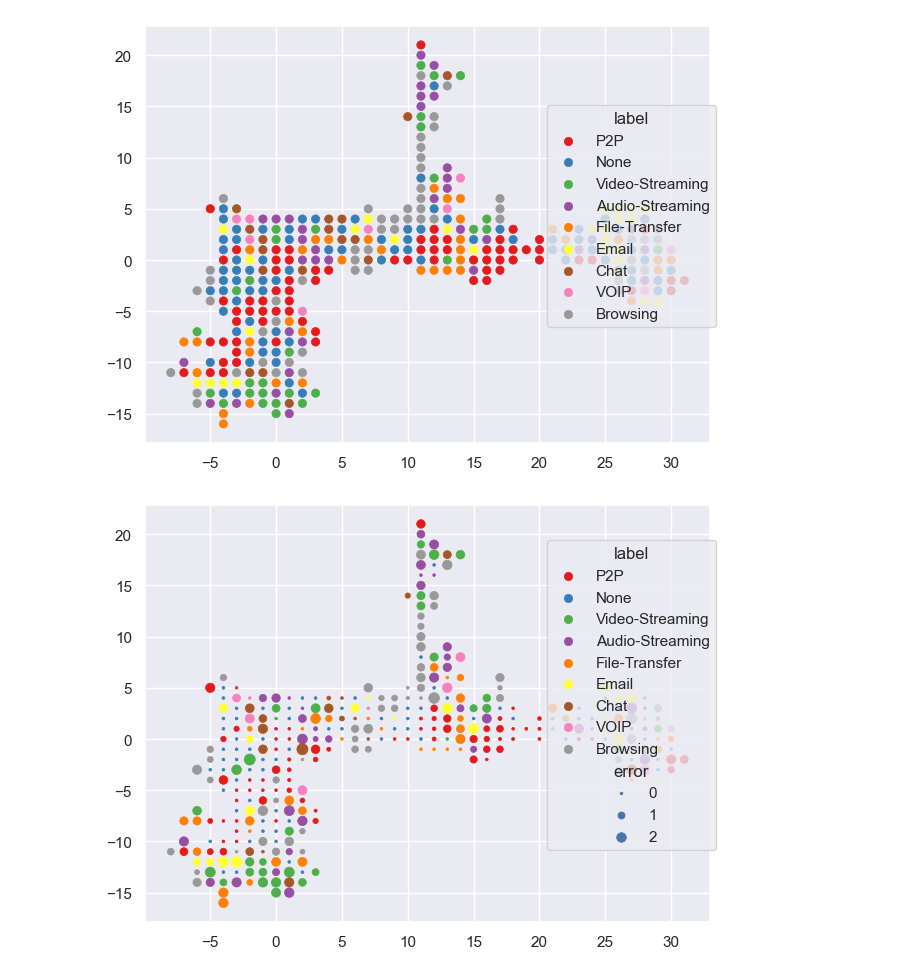
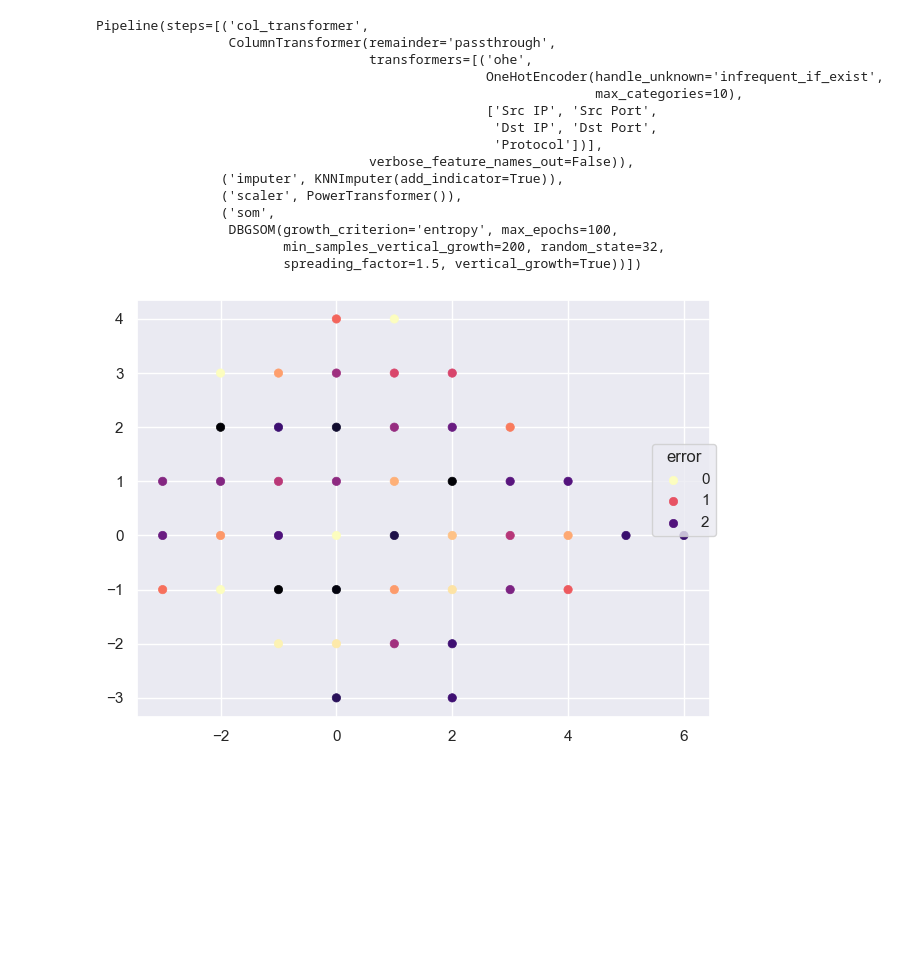
Before and after one commit to SandroMartens/DBGSOM, a Jupyter notebook: examples/darknet.ipynb, the cells around one changed output. Saved outputs shown, nothing was run; the diff lists cells and outputs as text; code cells hidden in the pictures; blank space fills up the shorter version.

```diff
--- a/examples/darknet.ipynb
+++ b/examples/darknet.ipynb
@@ -42,19 +43,23 @@ X_train, X_test, y_1_train, y_1_test, y_2_train, y_2_test = train_test_split(
 # %%
 scaler = PowerTransformer()
 # scaler = StandardScaler()
-imputer = SimpleImputer(add_indicator=True)
+imputer = KNNImputer(add_indicator=True)
 ohe = OneHotEncoder(max_categories=10, handle_unknown="infrequent_if_exist")
 col_transformer = ColumnTransformer(
-    transformers=[("ohe", ohe, ["Src IP", "Src Port", "Dst IP", "Dst Port", "Protocol"])],
+    transformers=[
+        ("ohe", ohe, ["Src IP", "Src Port", "Dst IP", "Dst Port", "Protocol"])
+    ],
     remainder="passthrough",
     verbose_feature_names_out=False,
 )
 som = DBGSOM(
-    max_epochs=500,
+    max_epochs=100,
     random_state=32,
-    spreading_factor=2,
-    max_neurons=500,
-    sigma_end=2,
+    spreading_factor=1.5,
+    max_neurons=100,
+    # decay_function="linear",
+    # sigma_end=0.3,
+    vertical_growth=True,
     growth_criterion="entropy",
     min_samples_vertical_growth=200,
 )
@@ -72,20 +77,35 @@ pipe = Pipeline(
 y_train = y_2_train
 # %%
 pipe.fit(X_train, y_train)
+# %% [output]
+Pipeline(steps=[('col_transformer',
+                 ColumnTransformer(remainder='passthrough',
+                                   transformers=[('ohe',
+                                                  OneHotEncoder(handle_unknown='infrequent_if_exist',
+                                                                max_categories=10),
+                                                  ['Src IP', 'Src Port',
+                                                   'Dst IP', 'Dst Port',
+                                                   'Protocol'])],
+                                   verbose_feature_names_out=False)),
+                ('imputer', KNNImputer(add_indicator=True)),
+                ('scaler', PowerTransformer()),
+                ('som',
+                 DBGSOM(growth_criterion='entropy', max_epochs=100,
+                        min_samples_vertical_growth=200, random_state=32,
+                        spreading_factor=1.5, vertical_growth=True))])
 # %%
 som.plot(
-    color="label",
-    palette="Set1",
-    # pointsize="density",
+    color="error",
+    # palette="Set1",
+    # pointsize="average_distance",
 )
-som.plot(
-    color="label",
-    palette="Set1",
-    pointsize="error",
-)
+# som.plot(
+#     color="label",
+#     palette="Set1",
+#     pointsize="average_distance",
+# )
 # %% [output]
-[figure, old version]
+[figure, new version]
-[figure, removed]
 # %%
 weights = pd.DataFrame.from_dict(dict(som.som_.nodes)).T.set_index(
     np.arange(len(som.som_.nodes))
```
Also changed, not shown: parts of 11 cells of this notebook, 3 other files.
